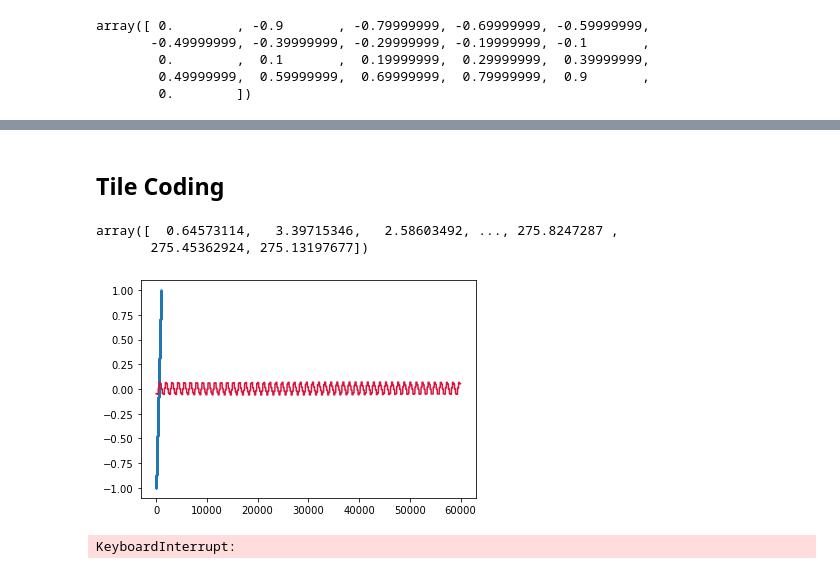
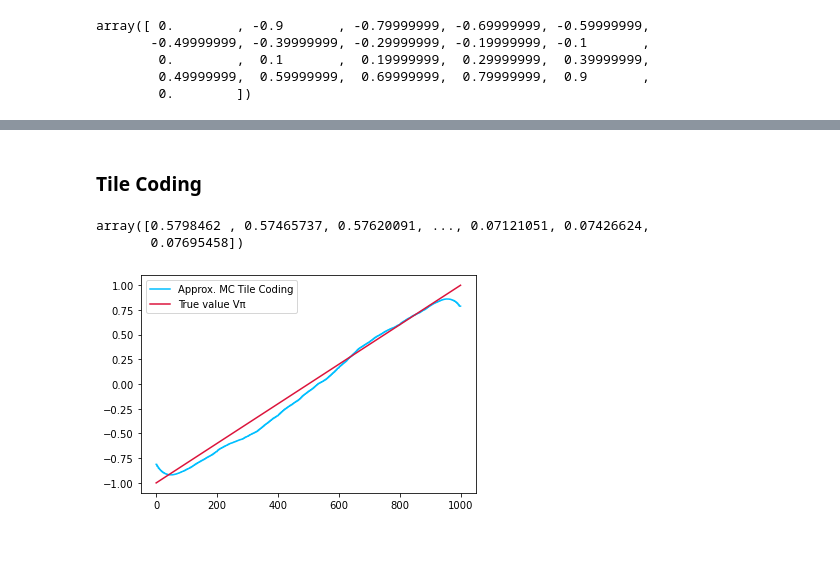
Before and after one commit to TroddenSpade/Exhaustive-Reinforcement-Learning, a Jupyter notebook: problems/RandomWalk/RandomWalk.ipynb, the cells around one changed output, grey strips where cells are left out. Saved outputs shown, nothing was run; the diff lists cells and outputs as text; code cells hidden in the pictures; blank space fills up the shorter version.

```diff
--- a/problems/RandomWalk/RandomWalk.ipynb
+++ b/problems/RandomWalk/RandomWalk.ipynb
@@ -183,8 +185,8 @@ lrw = LongRandomWalk(n_states)
 # %%
 # sample trajectory
-lrw.reset()
+lrw_test.reset()
 while True:
-    state, rew, done = lrw.step()
+    state, rew, done = lrw_test.step()
     print(state, rew, done)
     if done:
         break;
@@ -237,13 +236,13 @@ class GradientMC():
             for t in reversed(range(len(episode))):
                 state, reward = episode[t]
                 G = self.gamma * G + reward
-                v = self.w * self.feature_vector(state)
+                v = np.dot(self.w, self.feature_vector(state))
                 self.w += self.alpha * (G - v) * self.feature_vector(state)
             err[e] = self.error()
         return err
 
     def error(self):
-        approx = np.sum([self.w * self.feature_vector(i+1) for i in range(0,1000)])
+        approx = [np.dot(self.w, self.feature_vector(i+1)) for i in range(0,1000)]
         return np.sqrt(((approx - real_values) ** 2).mean())
 
     def generate_episode(self):
@@ -262,5 +261,5 @@ class GradientMC():
         for i in tqdm(range(n_runs)):
             self.reset()
             err += self.estimate(n_episodes)
-        return err/n_episodes
+        return err/n_runs
 # %% [markdown]
@@ -312,22 +317,24 @@ VE_one_tile = gmc.iterate(30, 5000)
 # %% [markdown]
-## Tile Coding
+### Tile Coding
 # %%
 n_features = (n_states // tile_size + 1) * 50
 n_tiles = (n_states // tile_size + 1)
 tile_shift = 4 # states
 # %%
-def feature_vector_tile_coding(state):
+vectors = np.zeros((n_states + 2, n_features))
+
+for s in range(1, n_states+1):
     features = np.zeros(n_features)
-    if state == n_states + 1 or state == 0:
-        return features
-
-    tile = (state - 1) // tile_size
-    sec = (state - tile * 200) // 4 + 1
+    tile = (s - 1) // tile_size
+    sec = (s - tile * tile_size) // tile_shift + 1
     features = np.zeros(n_features)
     indexes = [tile + i*n_tiles for i in range(50-sec)] + \
         [1 + tile + (50-sec + i)*n_tiles for i in range(sec)]
     features[indexes] = 1
-    return features
+    vectors[s] = features
+
+def feature_vector_tile_coding(state):
+    return vectors[state]
 # %%
 ## Feature Vector TEST
 np.testing.assert_array_equal(feature_vector_tile_coding(state=0), np.zeros(n_features))
@@ -355,23 +362,23 @@ np.testing.assert_array_equal(feature_vector_tile_coding(state=4), a)
 # %%
 n_states = 1000
 
-lrw = LongRandomWalk(n_states + 2)
-gmc = GradientMC(lrw, n_features, feature_vector_tile_coding, alpha=2e-6)
+lrw = LongRandomWalk(n_states)
+gmc_tiling = GradientMC(lrw, n_features, feature_vector_tile_coding, alpha=1e-5)
-# %%
-gmc.estimate(5000)
-# %% [output]
-array([  0.64573114,   3.39715346,   2.58603492, ..., 275.8247287 ,
-       275.45362924, 275.13197677])
+# %%
+gmc_tiling.estimate(10000)
+# %% [output]
+array([0.5798462 , 0.57465737, 0.57620091, ..., 0.07121051, 0.07426624,
+       0.07695458])
 # %%
-plt.plot(gmc.w.repeat(tile_size, axis=0), 'crimson')
-plt.scatter(range(0,1000), real_values, s=1)
+approx = [gmc_tiling.w.dot(feature_vector_tile_coding(i+1)) for i in range(0,1000)]
+plt.plot(approx, 'deepskyblue', label='Approx. MC Tile Coding')
+plt.plot(real_values, 'crimson', label='True value Vπ')
+plt.legend()
 plt.show()
 # %% [output]
-[figure, old version]
+[figure, new version]
 # %%
-VE_tile_coding = gmc.iterate(30, 5000)
+VE_tile_coding = gmc_tiling.iterate(30, 10000)
-# %% [output]
-KeyboardInterrupt:
 # %%
 plt.plot(VE_one_tile, 'crimson', label='State aggregation (one tiling)')
 plt.plot(VE_tile_coding, 'deepskyblue', label='Tile coding (50 tilings)')
```
Also changed, not shown: parts of 21 cells of this notebook.
